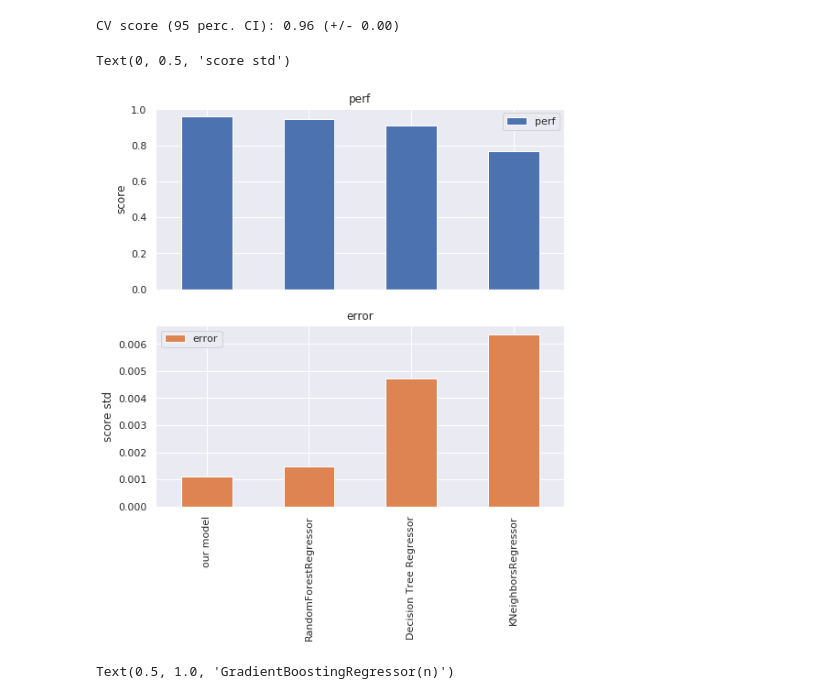
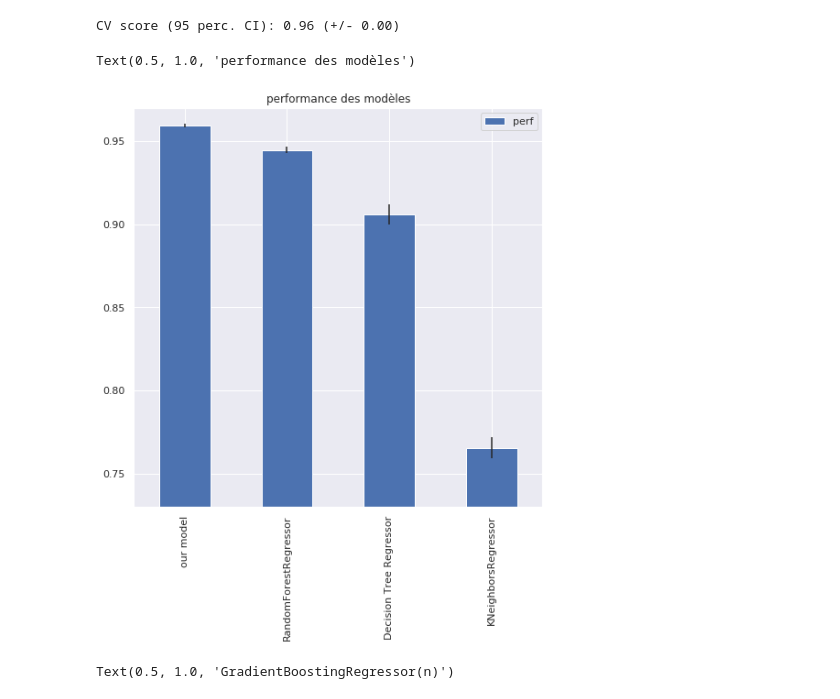
Before and after one commit to pierre6398/caravan, a Jupyter notebook: starting_kit/README.ipynb, the cells around one changed output. Drawn from its saved outputs; the diff is of its cells as text; code cells hidden in the pictures.

```diff
--- a/starting_kit/README.ipynb
+++ b/starting_kit/README.ipynb
@@ -363,27 +363,27 @@ CV score (95 perc. CI): 0.96 (+/- 0.00)
 # %%
 ###affichage des performances###
 from sklearn.ensemble import RandomForestRegressor
 from sklearn.tree import DecisionTreeRegressor
 from sklearn.ensemble import GradientBoostingRegressor
 from sklearn.neighbors import KNeighborsRegressor
 
 model_name = ["our model","RandomForestRegressor","Decision Tree Regressor","KNeighborsRegressor"]
 model_list = [M,RandomForestRegressor(),DecisionTreeRegressor(),KNeighborsRegressor()]
 scores_perf = []
 scores_err = []
 
 for i in range(len(model_list)) :
     sc=cross_val_score(model_list[i], X_train, Y_train, cv=5, scoring=make_scorer(scoring_function))
     scores_perf.append(sc.mean())
     scores_err.append(sc.std())
 
-df = pd.DataFrame({'perf': scores_perf,'error': scores_err}, index=model_name)
-ax=df.plot.bar(subplots=True,figsize=(8,8))
-ax[0].set_ylabel("score")
-ax[1].set_ylabel("score std")
+perf = pd.DataFrame({'perf': scores_perf}, index=model_name)
+perf.plot.bar(figsize=(8,8),yerr=scores_err)
+plt.ylim(0.73,0.97)
+plt.title('performance des modèles')
 # %% [output]
-Text(0, 0.5, 'score std')
+Text(0.5, 1.0, 'performance des modèles')
-[figure, old version]
+[figure, new version]
 # %%
 ###performance de GradientBoosting en fonction du nombre d'itérations###
 S=[]
```
Also changed, not shown: parts of 6 cells of this notebook, 1 other file.
